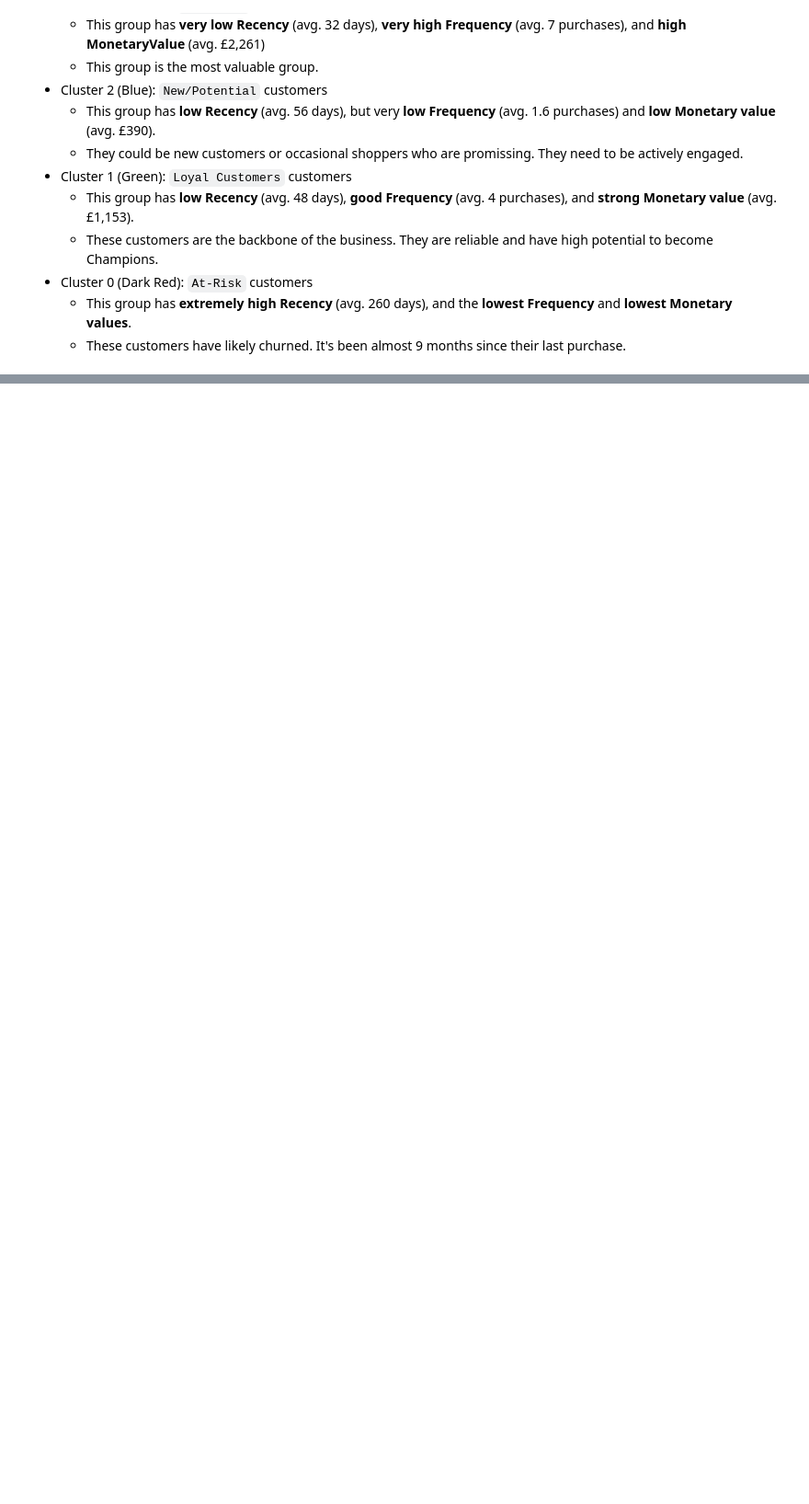
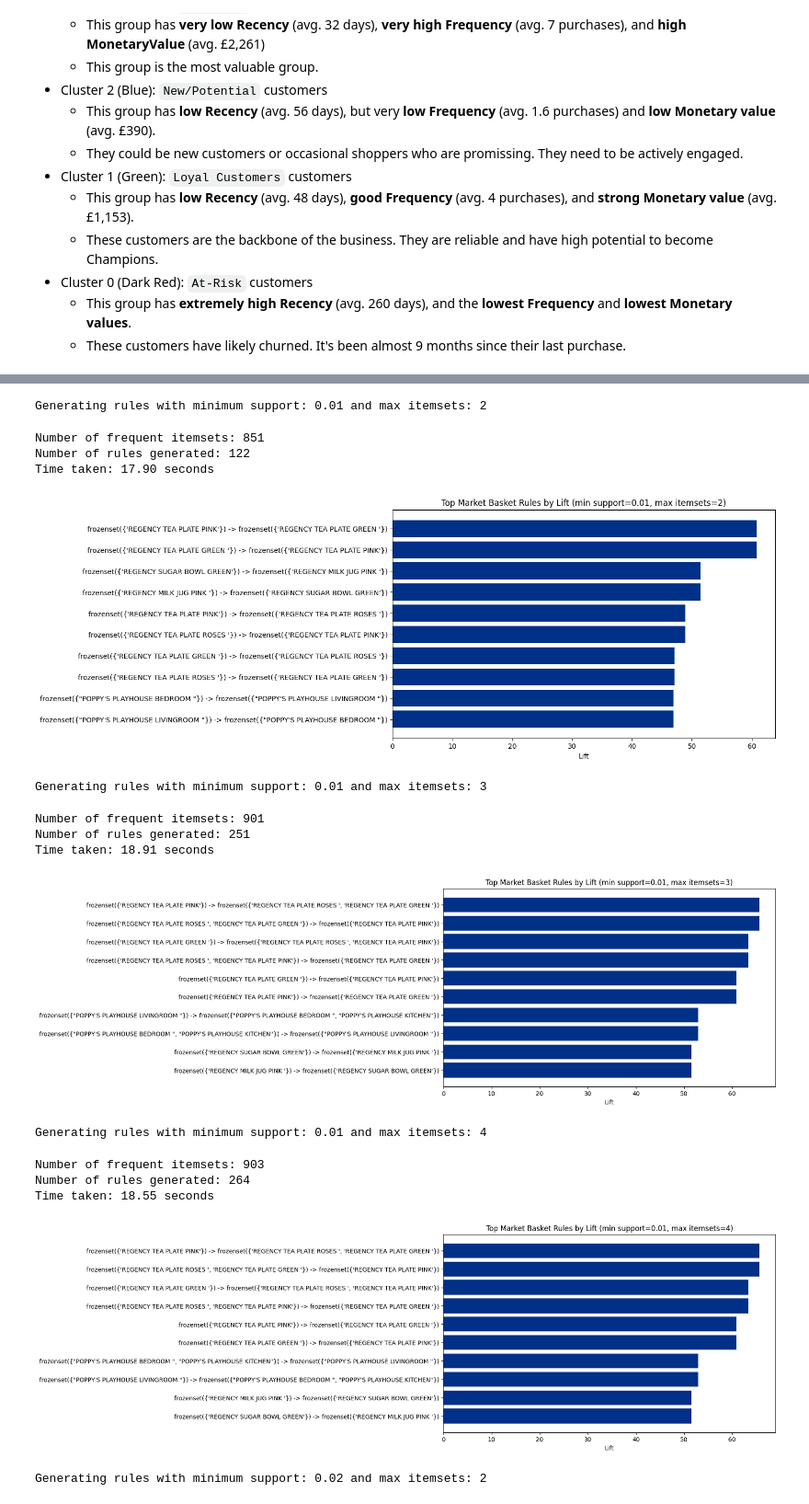
Before and after one commit to neehanthreddym/ecommerce_analytics_pipeline, a Jupyter notebook: notebooks/e_commerce_anlaytics.ipynb, the cells around one changed output, grey strips where cells are left out. Shown at 92% size. Cells and saved outputs as stored; diff of their text form; code cells hidden in the pictures; blank space fills up the shorter version.

```diff
--- a/notebooks/e_commerce_anlaytics.ipynb
+++ b/notebooks/e_commerce_anlaytics.ipynb
@@ -779,0 +853,46 @@ K-Means algorithm has successfully separated customers into four distinct groups
+# %%
+import time
+
+for min_sup in [0.01, 0.02, 0.03]:
+    for max_item_sets in [2, 3, 4]:
+        print(f"Generating rules with minimum support: {min_sup} and max itemsets: {max_item_sets}")
+
+        start_time = time.time()
+        frequent_itemsets, rules = apriori_analysis(
+            basket_sets,
+            min_support=min_sup,
+            min_threshold=1,
+            max_items=max_item_sets
+        )
+        total_time = time.time() - start_time
+        print(f"Number of frequent itemsets: {len(frequent_itemsets)}")
+        print(f"Number of rules generated: {len(rules)}")
+        print(f"Time taken: {total_time:.2f} seconds")
+
+        top_rules = rules.head(10)
+
+        plt.figure(figsize=(10, 6))
+        plt.barh(range(len(top_rules)), top_rules['lift'], color='#003087')
+        plt.yticks(range(len(top_rules)), [f"{row['antecedents']} -> {row['consequents']}"
+                                        for _, row in top_rules.iterrows()])
+        plt.xlabel('Lift')
+        plt.title(f'Top Market Basket Rules by Lift (min support={min_sup}, max itemsets={max_item_sets})')
+        plt.gca().invert_yaxis()
+        plt.show()
+# %% [output]
+Generating rules with minimum support: 0.01 and max itemsets: 2
+Number of frequent itemsets: 851
+Number of rules generated: 122
+Time taken: 17.90 seconds
+[figure, added]
+Generating rules with minimum support: 0.01 and max itemsets: 3
+Number of frequent itemsets: 901
+Number of rules generated: 251
+Time taken: 18.91 seconds
+[figure, added]
+Generating rules with minimum support: 0.01 and max itemsets: 4
+Number of frequent itemsets: 903
+Number of rules generated: 264
+Time taken: 18.55 seconds
+[figure, added]
+Generating rules with minimum support: 0.02 and max itemsets: 2
```
Also changed, not shown: parts of 9 cells of this notebook, 2 other files.
